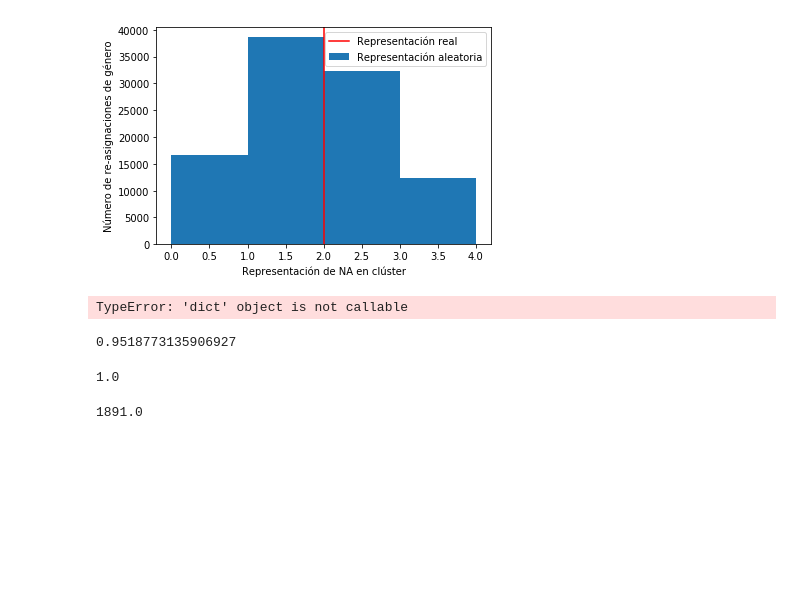
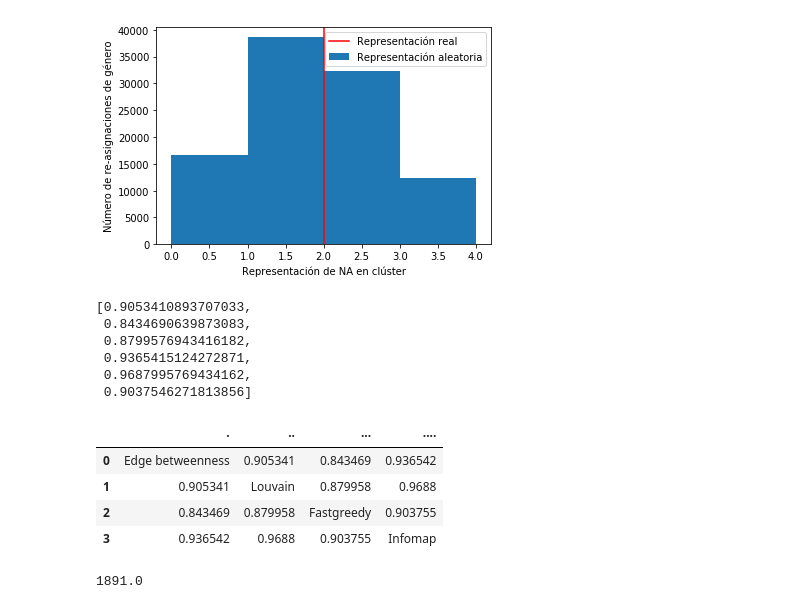
Before and after one commit to vms10/TPC3, a Jupyter notebook: tp3BIS.ipynb, the cells around one changed output. Saved outputs shown, nothing was run; the diff lists cells and outputs as text; code cells hidden in the pictures; blank space fills up the shorter version.

Commit message:
con precision

```diff
--- a/tp3BIS.ipynb
+++ b/tp3BIS.ipynb
@@ -1498,21 +1499,37 @@ def precision(D1,D2,Grafo):
                 if D1[nodo]!=D1[nodo2] and D2[nodo]!=D2[nodo2]:
                     k+=1
     return (j+k)/(n*(n-1))
-# %%
-DL=diccionario_cluster(G, "louvain")
-DI=diccionario_cluster(G, "infomap")
-DF=diccionario_cluster(G, "fastgreedy")
-DE=diccionario_cluster(G,"edge_betweenness")
-# %% [output]
-TypeError: 'dict' object is not callable
-# %%
-precision(DL,DI,G)
-# %% [output]
-0.9518773135906927
-# %%
-precision(DI,DI,G)
-# %% [output]
-1.0
+# %%
+D=[]
+for i in metodo:
+    D.append(diccionario_cluster(G,i))
+# %%
+A=[]
+for i in range(len(D)):
+    for j in range(0,i):
+        A.append(precision(D[i],D[j],G))
+A
+# %% [output]
+[0.9053410893707033,
+ 0.8434690639873083,
+ 0.8799576943416182,
+ 0.9365415124272871,
+ 0.9687995769434162,
+ 0.9037546271813856]
+# %%
+data = pd.DataFrame({".":["Edge betweenness",A[0],A[1], A[3]],
+                     "..":[A[0],"Louvain",A[2],A[4]],
+                     "...":[A[1],A[2],"Fastgreedy",A[5]],
+                 "....":[A[3],A[4],A[5],"Infomap"]})
+cols= ['.', '..', '...', '....']
+
+data[cols]
+# %% [output]
+|  | . | .. | ... | .... |
+| 0 | Edge betweenness | 0.905341 | 0.843469 | 0.936542 |
+| 1 | 0.905341 | Louvain | 0.879958 | 0.9688 |
+| 2 | 0.843469 | 0.879958 | Fastgreedy | 0.903755 |
+| 3 | 0.936542 | 0.9688 | 0.903755 | Infomap |
 # %%
 Dcaca={i:0 for i in G.nodes()}
 overlap(Dcaca,Dcaca,G)
```
Also changed, not shown: parts of 1 cell of this notebook.
